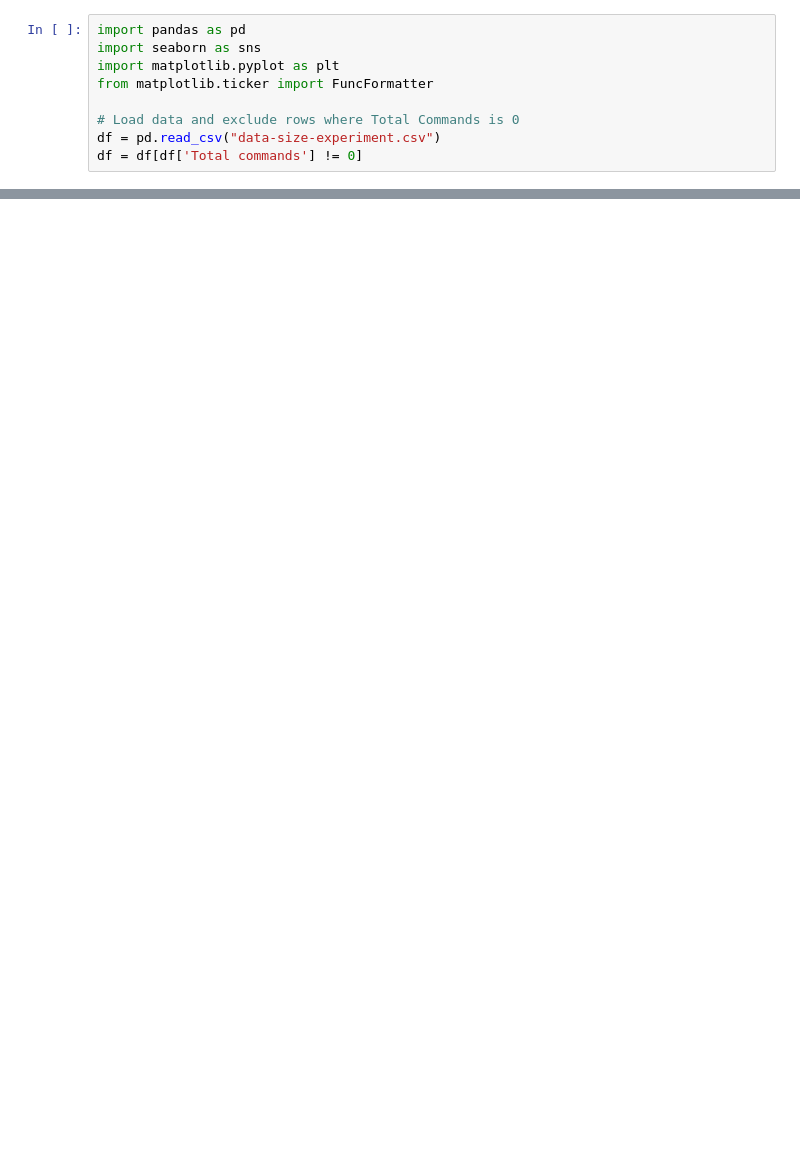
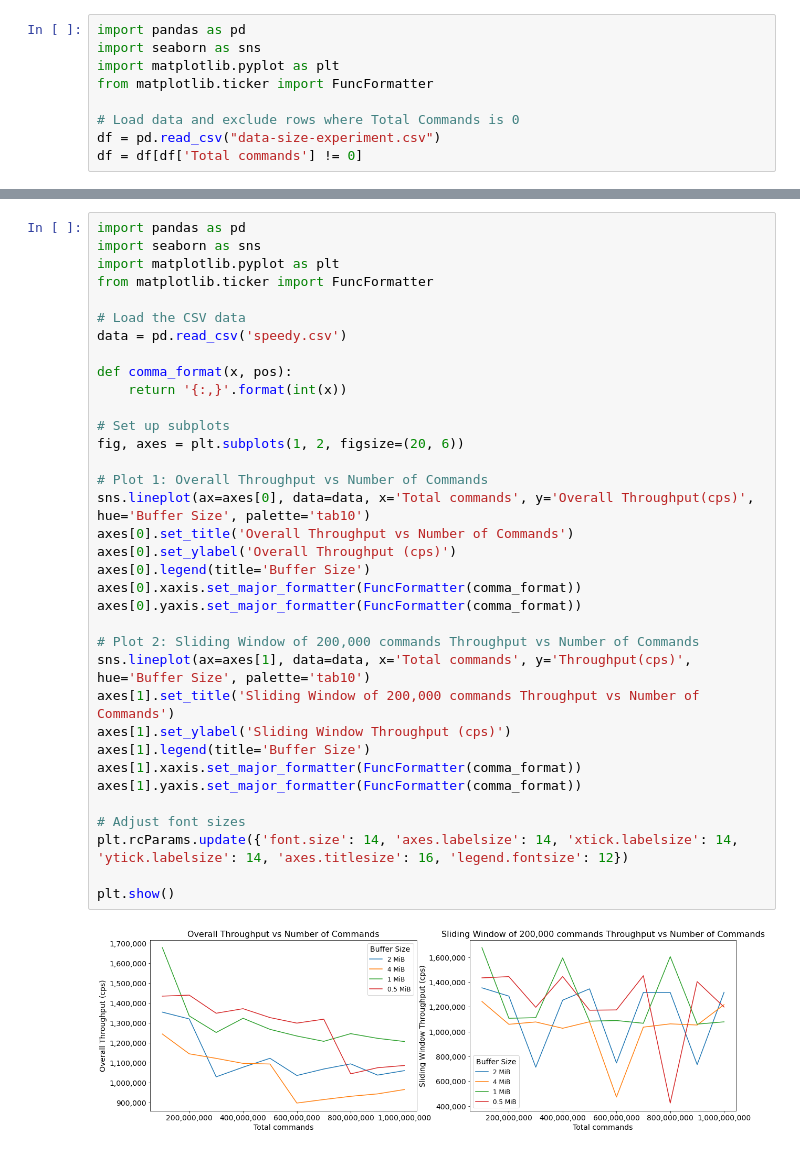
Before and after one commit to iankelk/lsm-tree, a Jupyter notebook: jupyter/Data Size Experiment.ipynb, the cells around one changed output, grey strips where cells are left out. Saved outputs shown, nothing was run; the diff lists cells and outputs as text; blank space fills up the shorter version.

```diff
--- a/jupyter/Data Size Experiment.ipynb
+++ b/jupyter/Data Size Experiment.ipynb
@@ -45,0 +83,37 @@ plt.show()
+# %%
+import pandas as pd
+import seaborn as sns
+import matplotlib.pyplot as plt
+from matplotlib.ticker import FuncFormatter
+
+# Load the CSV data
+data = pd.read_csv('speedy.csv')
+
+def comma_format(x, pos):
+    return '{:,}'.format(int(x))
+
+# Set up subplots
+fig, axes = plt.subplots(1, 2, figsize=(20, 6))
+
+# Plot 1: Overall Throughput vs Number of Commands
+sns.lineplot(ax=axes[0], data=data, x='Total commands', y='Overall Throughput(cps)', hue='Buffer Size', palette='tab10')
+axes[0].set_title('Overall Throughput vs Number of Commands')
+axes[0].set_ylabel('Overall Throughput (cps)')
+axes[0].legend(title='Buffer Size')
+axes[0].xaxis.set_major_formatter(FuncFormatter(comma_format))
+axes[0].yaxis.set_major_formatter(FuncFormatter(comma_format))
+
+# Plot 2: Sliding Window of 200,000 commands Throughput vs Number of Commands
+sns.lineplot(ax=axes[1], data=data, x='Total commands', y='Throughput(cps)', hue='Buffer Size', palette='tab10')
+axes[1].set_title('Sliding Window of 200,000 commands Throughput vs Number of Commands')
+axes[1].set_ylabel('Sliding Window Throughput (cps)')
+axes[1].legend(title='Buffer Size')
+axes[1].xaxis.set_major_formatter(FuncFormatter(comma_format))
+axes[1].yaxis.set_major_formatter(FuncFormatter(comma_format))
+
+# Adjust font sizes
+plt.rcParams.update({'font.size': 14, 'axes.labelsize': 14, 'xtick.labelsize': 14, 'ytick.labelsize': 14, 'axes.titlesize': 16, 'legend.fontsize': 12})
+
+plt.show()
+# %% [output]
+[figure, added]
```
Also changed, not shown: parts of 4 cells of this notebook, 11 other files.
